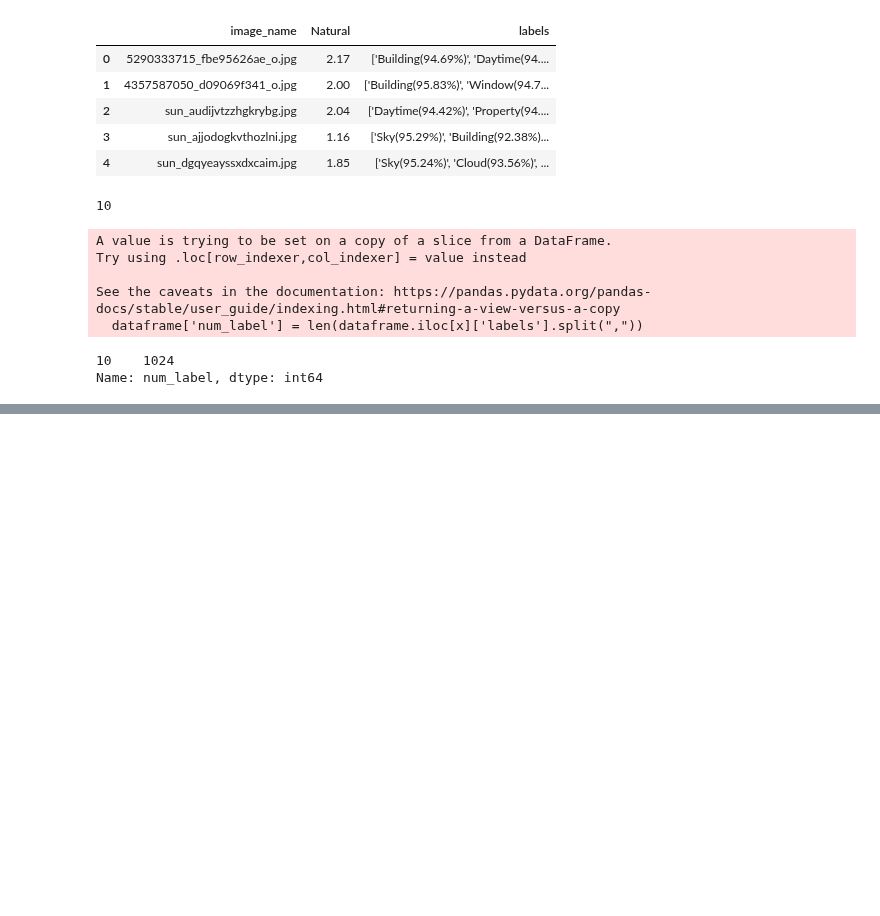
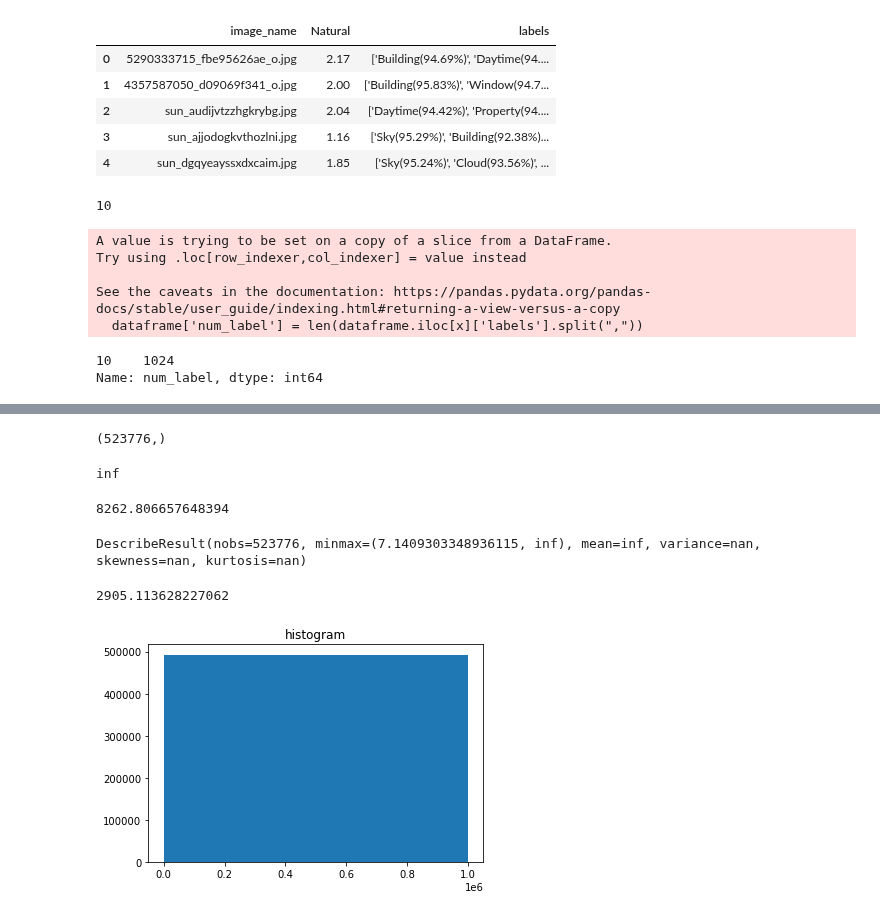
Before and after one commit to yutaili/Natural-Images, a Jupyter notebook: semantic analysis.ipynb, the cells around one changed output, grey strips where cells are left out. Saved outputs shown, nothing was run; the diff lists cells and outputs as text; code cells hidden in the pictures; blank space fills up the shorter version.

```diff
--- a/semantic analysis.ipynb
+++ b/semantic analysis.ipynb
@@ -132,0 +386,15 @@ Name: num_label, dtype: int64
+# %%
+image_vec_list = []
+for word_list in dataframe['labels'].values:
+    image_vec = np.empty(300,)
+    for word in word_list:
+        labels = re.findall(r"[a-zA-Z]+", word)
+        score = re.findall(r"\d\d.\d\d", word)
+#         print(type(labels[0]), type(score[0]))
+        try:
+            image_vec += model[labels[0]] * (float(score[0])/100)
+        except:
+            pass
+    image_vec = np.nan_to_num(image_vec,np.mean(image_vec))
+    image_vec_list.append(image_vec)
+dataframe['image_vec'] = image_vec_list
@@ -132,0 +422,6 @@ Name: num_label, dtype: int64
+# %%
+all_vec = dataframe['image_vec'].values
+# %%
+all_vec = np.stack(all_vec).astype(None)
+all_new_vec = all_vec.reshape(1024,300)
+all_new_vec = np.nan_to_num(all_new_vec)
@@ -132,0 +566,22 @@ Name: num_label, dtype: int64
+# %%
+eu_distance = scipy.spatial.distance.pdist(all_new_vec, metric='euclidean')
+eu_distance.shape
+# %% [output]
+(523776,)
+# %%
+np.max(eu_distance)
+# %% [output]
+inf
+# %%
+nature_distance = scipy.spatial.distance_matrix(nature_vec, nature_vec, p=2)
+np.max(nature_distance)
+# %% [output]
+8262.806657648394
+# %%
+stats.describe(eu_distance)
+# %% [output]
+DescribeResult(nobs=523776, minmax=(7.1409303348936115, inf), mean=inf, variance=nan, skewness=nan, kurtosis=nan)
+# %%
+np.median(eu_distance)
+# %% [output]
+2905.113628227062
@@ -132,0 +590,6 @@ Name: num_label, dtype: int64
+# %%
+plt.hist(eu_distance, bins = [0,1000000])
+plt.title("histogram")
+plt.show()
+# %% [output]
+[figure, added]
```
Also changed, not shown: parts of 53 cells of this notebook, 2 other files.
